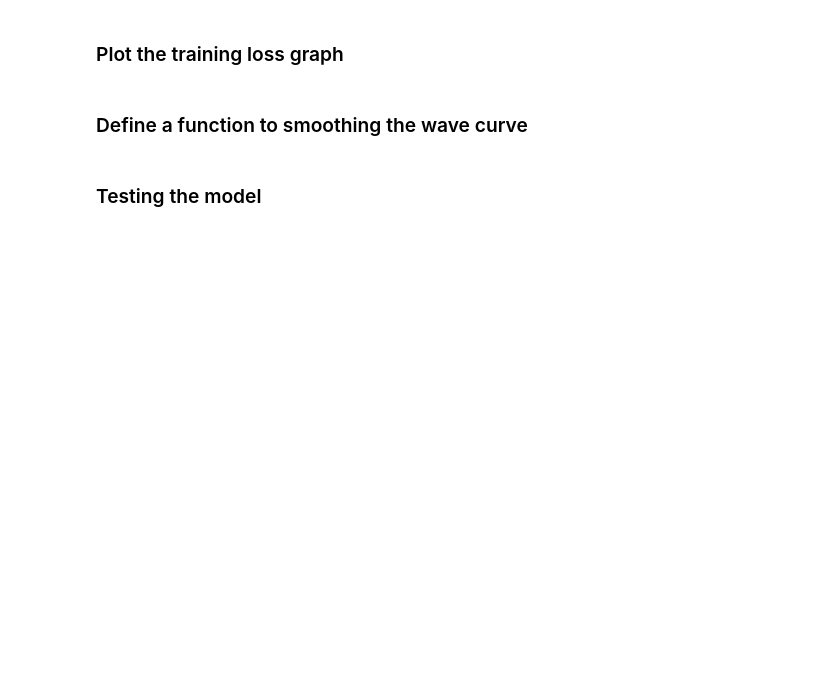
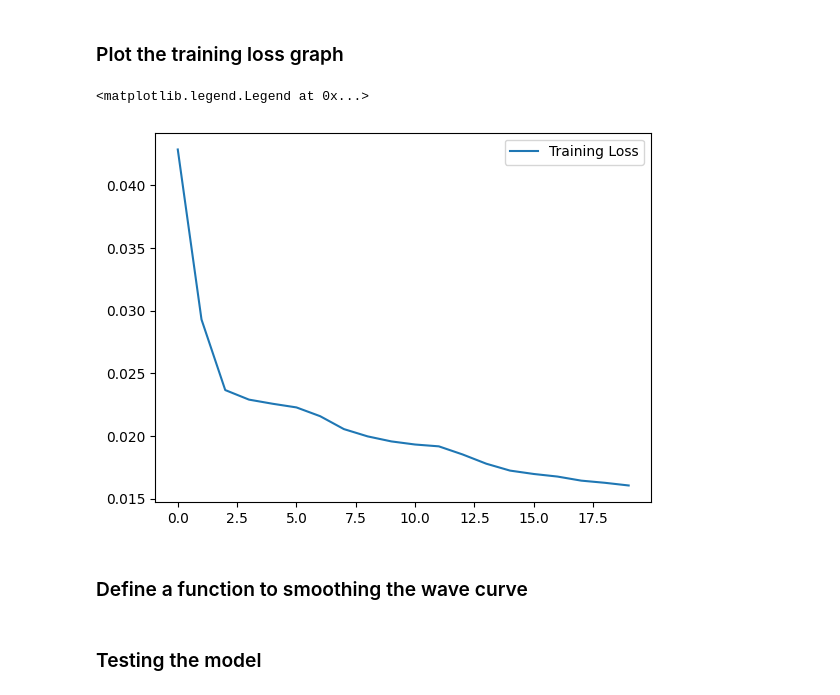
Before and after one commit to yokahealthcare/Anasa-GAN, a Jupyter notebook: [Main v2] [AE] [ANN] Breathing_Wave.ipynb, the cells around one changed output. Saved outputs shown, nothing was run; the diff lists cells and outputs as text; code cells hidden in the pictures; blank space fills up the shorter version.

```diff
--- a/[Main v2] [AE] [ANN] Breathing_Wave.ipynb
+++ b/[Main v2] [AE] [ANN] Breathing_Wave.ipynb
@@ -205,20 +235,16 @@ Requirement already satisfied: threadpoolctl>=2.0.0 in /usr/local/lib/python3.10
 from keras.optimizers import Adam
 from sklearn.model_selection import GridSearchCV
 # from scikeras.wrappers import KerasRegressor
-from tensorflow.keras.wrappers.scikit_learn import KerasRegressor
+from scikeras.wrappers import KerasRegressor
 from sklearn.metrics import mean_absolute_error
 
-autoencoder = AE()
-autoencoder.compile(optimizer=Adam(learning_rate=0.001), loss='mae')
-
-# Create the KerasRegressor wrapper for the autoencoder model
-autoencoder_model = KerasRegressor(model=lambda:autoencoder, verbose=0)
+model_kr = KerasRegressor(model=AE)
 
 # Define the hyperparameters and their values to search
 param_grid = {
-    'epochs': [10, 20, 30],
-    'batch_size': [32, 64, 128]
+    'epochs': [10, 20],
+    'batch_size': [32, 64]
 }
 
 # Create the grid search object
-grid_search = GridSearchCV(estimator=autoencoder_model, param_grid=param_grid, cv=10, verbose=5, refit=True)
+grid_search = GridSearchCV(estimator=model_kr, param_grid=param_grid, cv=10, verbose=5, refit=True, n_jobs=cpu_count)
@@ -235,0 +262,10 @@ print("Best MSE:", -grid_search.best_score_)
+# %%
+from keras.optimizers import Adam
+
+model = AE()
+model.compile(optimizer=Adam(learning_rate=0.001), loss='mae')
+
+history = model.fit(X, X,
+          epochs=20,
+          batch_size=32,
+          shuffle=True)
@@ -236,8 +290,11 @@ print("Best MSE:", -grid_search.best_score_)
 # %% [markdown]
 ### Plot the training loss graph
 # %%
-plt.plot(model.history["loss"], label="Training Loss")
+plt.plot(history.history["loss"], label="Training Loss")
 plt.legend()
+# %% [output]
+<matplotlib.legend.Legend at 0x...>
+[figure, added]
 # %% [markdown]
 ### Define a function to smoothing the wave curve
 # %%
```
Also changed, not shown: parts of 11 cells of this notebook.
